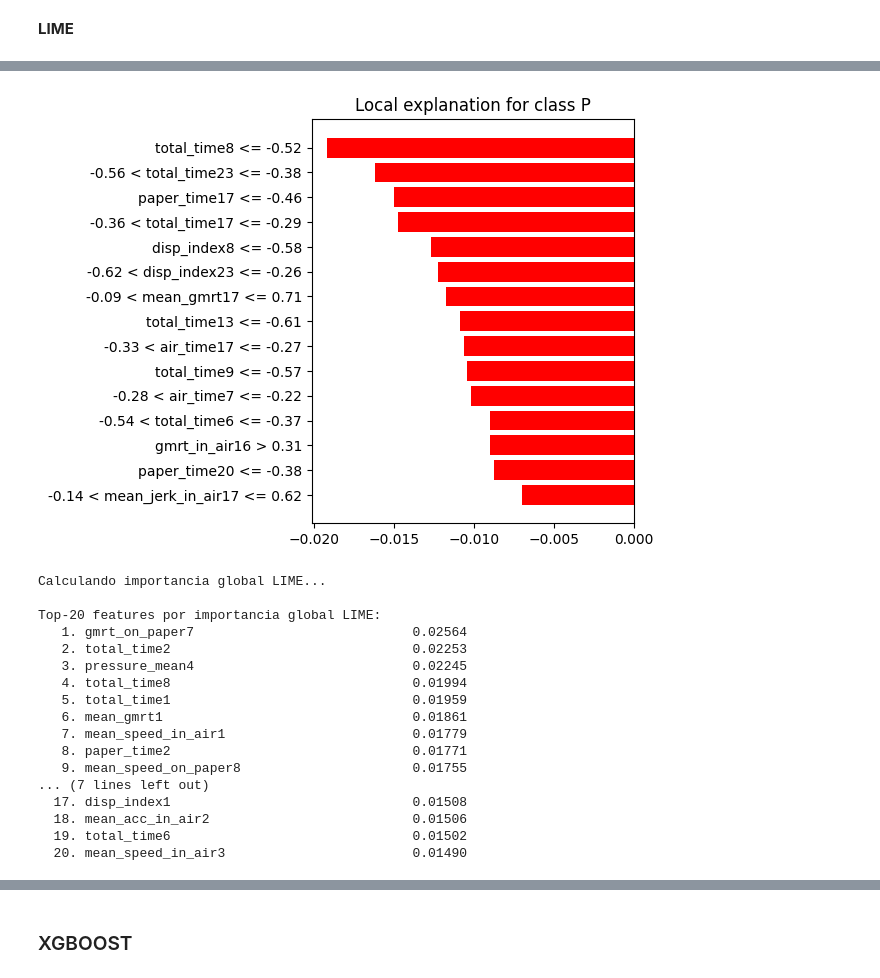
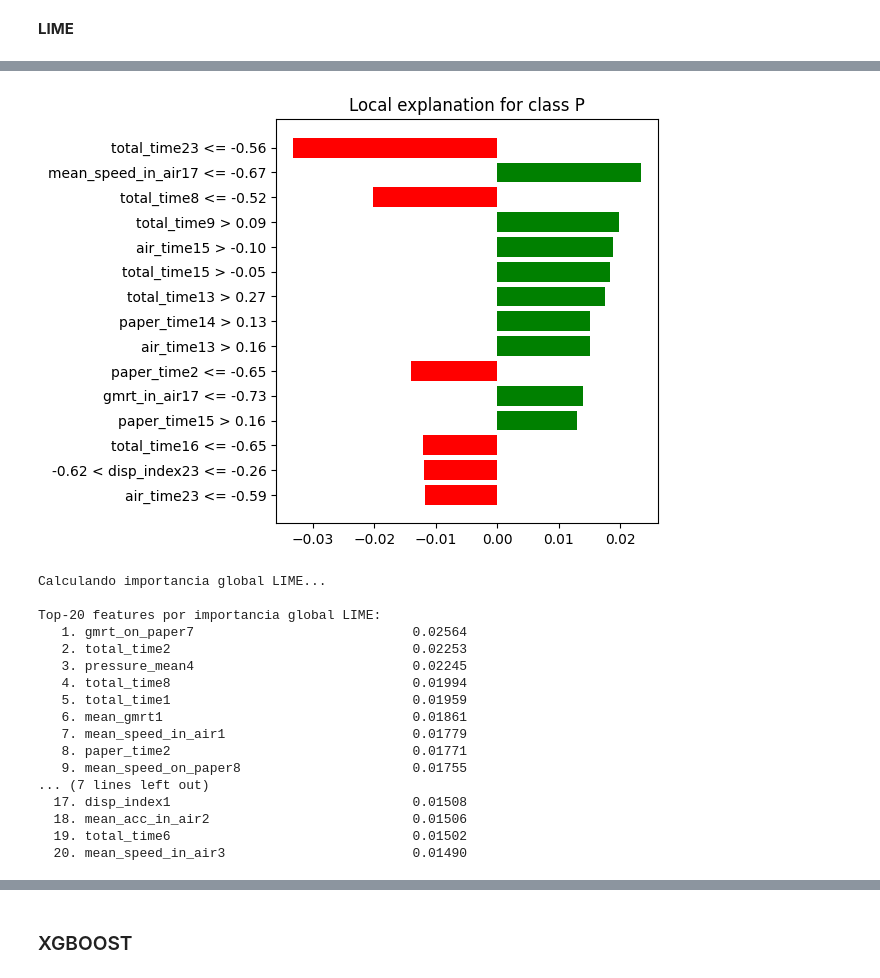
Before and after one commit to joserdeg/pruebas_tfm, a Jupyter notebook: darwin/darwin_ml3.ipynb, the cells around one changed output, grey strips where cells are left out. Cells and saved outputs as stored; diff of their text form; code cells hidden in the pictures.

```diff
--- a/darwin/darwin_ml3.ipynb
+++ b/darwin/darwin_ml3.ipynb
@@ -457,44 +389,3 @@ weighted avg       0.72      0.71      0.71        35
  [ 3 15]]
 Sensibilidad: 0.83
 Especificidad: 0.59
-# %%
-# Se define el Grid
-param_grid_rf = {
-    'max_depth': np.arange(3, 11, 1),           # 3 a 10 (step 1)
-    'n_estimators': np.arange(100, 350, 50),    # 100 a 300
-    'bootstrap': [True, False],                 # true y False
-    'min_samples_split': [2],
-    'min_samples_leaf': [1]
-}
-
-# Se configura el buscador
-grid_rf = GridSearchCV(
-    RandomForestClassifier(random_state=42),
-    param_grid_rf,
-    cv=5,
-    scoring='accuracy',
-    verbose=1,
-    n_jobs=-1
-)
-
-# Se entrena buscando la mejor combinación
-grid_rf.fit(X_train_scaled, Y_train)
-
-# Mejor modelo
-best_rf = grid_rf.best_estimator_
-#print(f"Mejores parámetros: {grid_rf.best_params_}")
-
-# Se realizan las predicciones
-Y_pred_rf2 = best_rf.predict(X_test_scaled)
-
-print("--- INFORME CLASIFICACIÓN ---")
-print(classification_report(Y_test, Y_pred_rf2))
-
-print("--- MATRIZ DE CONFUSIÓN ---")
-print(confusion_matrix(Y_test, Y_pred_rf2))
-
-# Sensibilidad y especificidad
-tn_rf2, fp_rf2, fn_rf2, tp_rf2 = confusion_matrix(Y_test, Y_pred_rf2).ravel()
-
-print(f"Sensibilidad: {tp_rf2 / (tp_rf2 + fn_rf2):.2f}")
-print(f"Especificidad: {tn_rf2 / (tn_rf2 + fp_rf2):.2f}")
@@ -664,8 +538,8 @@ explainer = lime.lime_tabular.LimeTabularExplainer(
     random_state  = 42
 )
 
-# ── Explicación individual (instancia 0) ──
-INSTANCE_IDX = 0
+# ── Explicación individual (instancia 1) ──
+INSTANCE_IDX = 1
 instance = X_test_scaled[INSTANCE_IDX]
 
 exp = explainer.explain_instance(
@@ -746,4 +620,4 @@ Probabilidades : H=0.820 | P=0.180
-[figure, old version]
+[figure, new version]
 Calculando importancia global LIME...
 
 Top-20 features por importancia global LIME:
```
Also changed, not shown: parts of 13 cells of this notebook, 21 other files.
